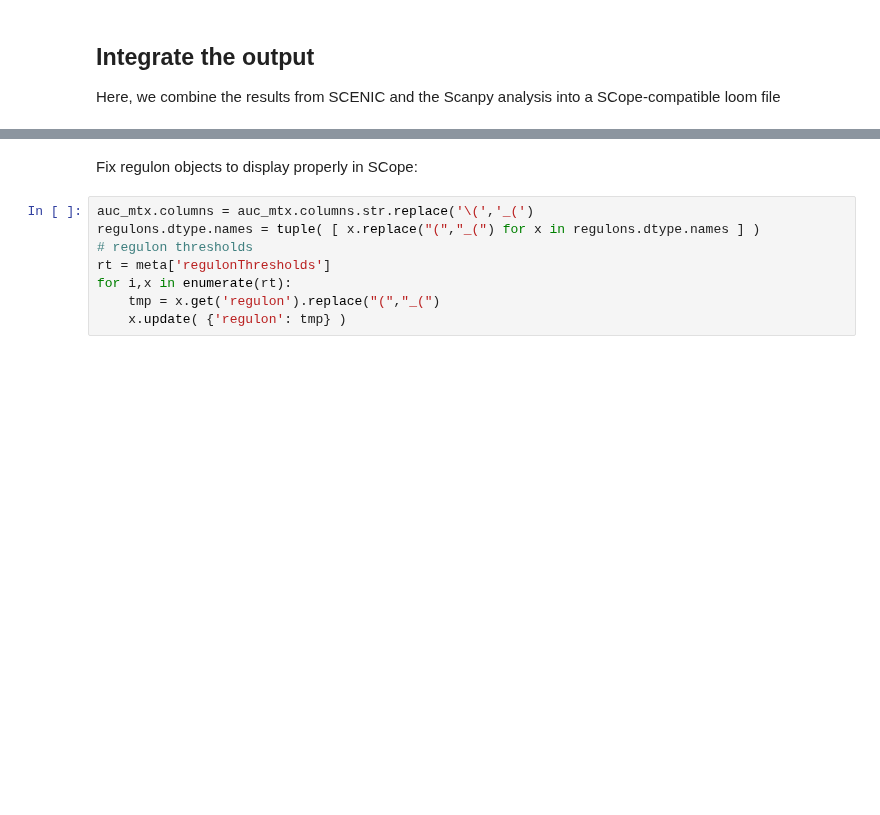
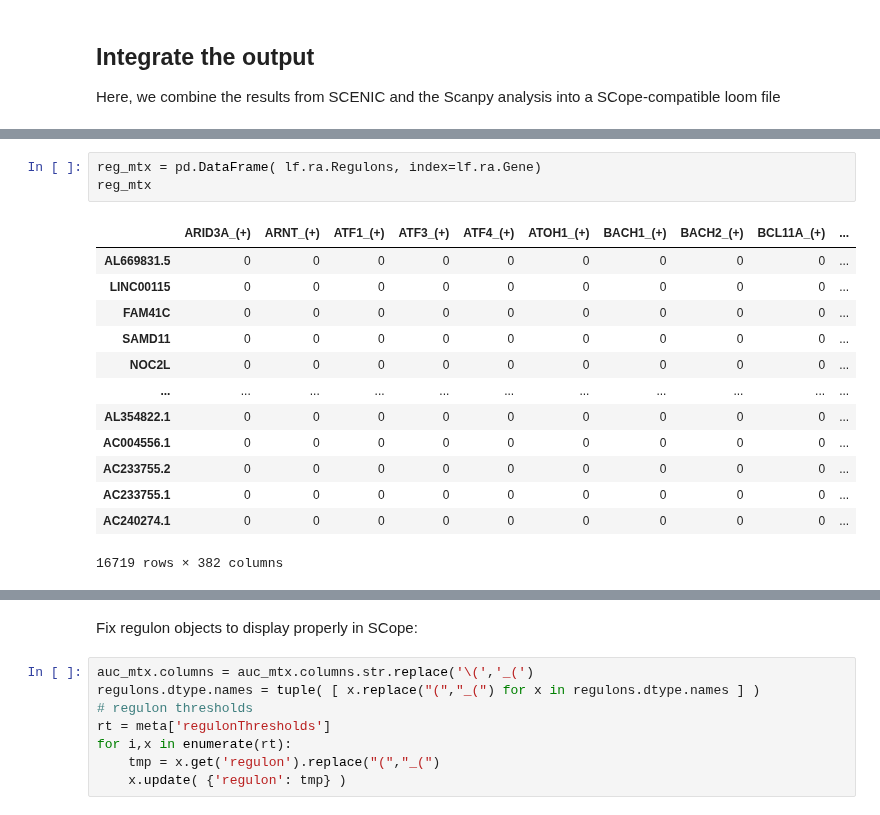
Before and after one commit to chickaroo/genereporter, a Jupyter notebook: src/SCENIC-protocol.ipynb, the cells around one changed output, grey strips where cells are left out. Cells and saved outputs as stored; diff of their text form; blank space fills up the shorter version.

```diff
--- a/src/SCENIC-protocol.ipynb
+++ b/src/SCENIC-protocol.ipynb
@@ -271,0 +311,17 @@ dr_tsne = pd.read_csv( 'scenic_tsne.txt', sep='\t', header=0, index_col=0 )
+# %%
+reg_mtx = pd.DataFrame( lf.ra.Regulons, index=lf.ra.Gene)
+reg_mtx
+# %% [output]
+|  | ARID3A_(+) | ARNT_(+) | ATF1_(+) | ATF3_(+) | ATF4_(+) | ATOH1_(+) | BACH1_(+) | BACH2_(+) | BCL11A_(+) | ... |
+| AL669831.5 | 0 | 0 | 0 | 0 | 0 | 0 | 0 | 0 | 0 | ... |
+| LINC00115 | 0 | 0 | 0 | 0 | 0 | 0 | 0 | 0 | 0 | ... |
+| FAM41C | 0 | 0 | 0 | 0 | 0 | 0 | 0 | 0 | 0 | ... |
+| SAMD11 | 0 | 0 | 0 | 0 | 0 | 0 | 0 | 0 | 0 | ... |
+| NOC2L | 0 | 0 | 0 | 0 | 0 | 0 | 0 | 0 | 0 | ... |
+| ... | ... | ... | ... | ... | ... | ... | ... | ... | ... | ... |
+| AL354822.1 | 0 | 0 | 0 | 0 | 0 | 0 | 0 | 0 | 0 | ... |
+| AC004556.1 | 0 | 0 | 0 | 0 | 0 | 0 | 0 | 0 | 0 | ... |
+| AC233755.2 | 0 | 0 | 0 | 0 | 0 | 0 | 0 | 0 | 0 | ... |
+| AC233755.1 | 0 | 0 | 0 | 0 | 0 | 0 | 0 | 0 | 0 | ... |
+| AC240274.1 | 0 | 0 | 0 | 0 | 0 | 0 | 0 | 0 | 0 | ... |
+16719 rows × 382 columns
```
Also changed, not shown: parts of 18 cells of this notebook, 3 other files.
